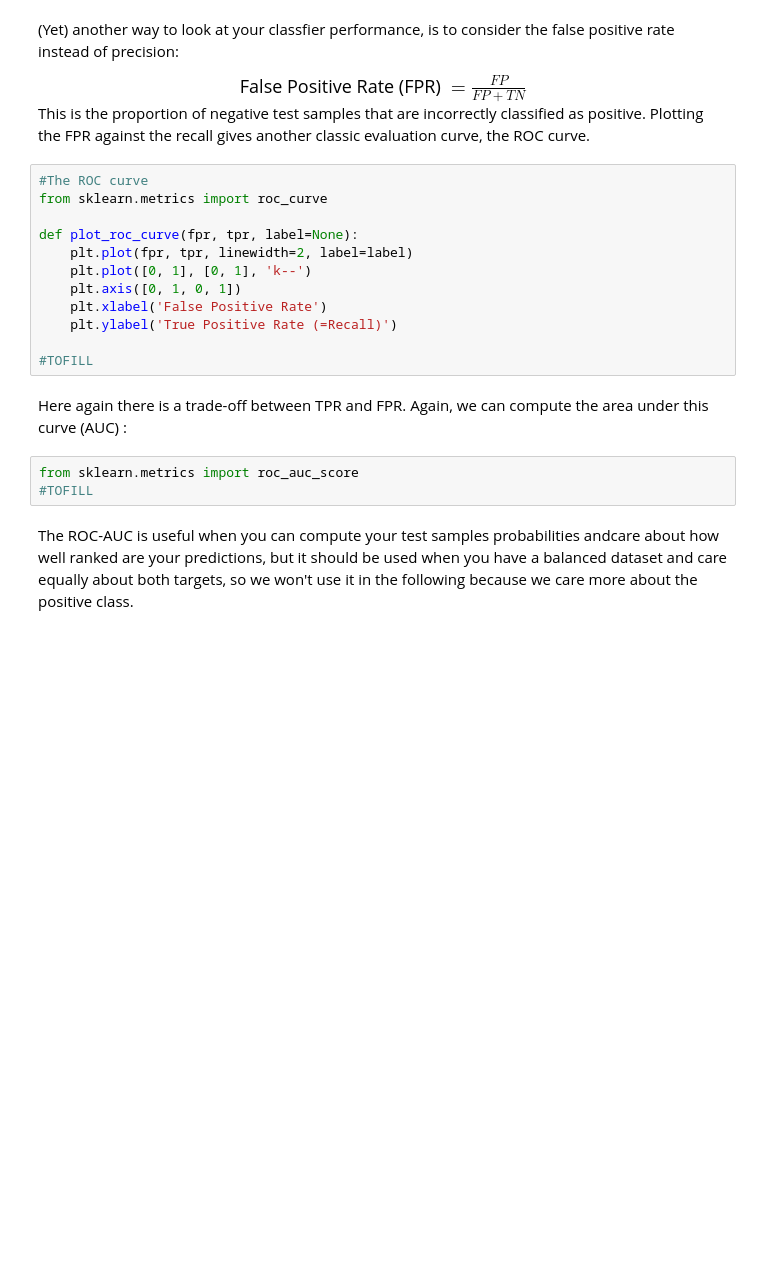
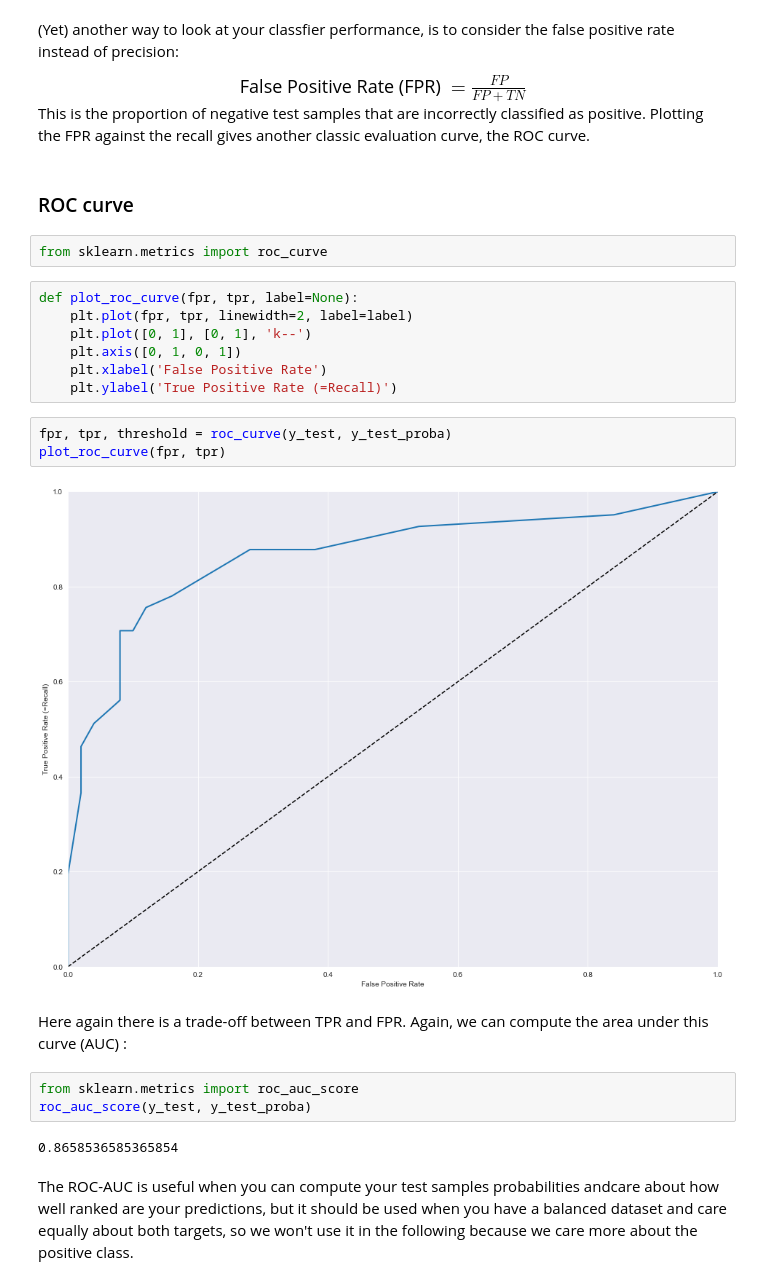
Before and after one commit to ManuLabricole/CDN-MachineLearning, a Jupyter notebook: ML2/notebooks/Machine_Learning_2.1_Classification.ipynb, the cells around one changed output. Cells and saved outputs as stored; diff of their text form; blank space fills up the shorter version.

```diff
--- a/ML2/notebooks/Machine_Learning_2.1_Classification.ipynb
+++ b/ML2/notebooks/Machine_Learning_2.1_Classification.ipynb
@@ -668,23 +718,29 @@ False Positive Rate (FPR) $= \frac{FP}{FP + TN}$
 </div>
 
 This is the proportion of negative test samples that are incorrectly classified as positive. Plotting the FPR against the recall gives another classic evaluation curve, the ROC curve.
+# %% [markdown]
+### ROC curve
+# %%
+from sklearn.metrics import roc_curve
 # %%
-#The ROC curve
-from sklearn.metrics import roc_curve
-
 def plot_roc_curve(fpr, tpr, label=None):
     plt.plot(fpr, tpr, linewidth=2, label=label)
     plt.plot([0, 1], [0, 1], 'k--')
     plt.axis([0, 1, 0, 1])
     plt.xlabel('False Positive Rate')
     plt.ylabel('True Positive Rate (=Recall)')
-
-#TOFILL
+# %%
+fpr, tpr, threshold = roc_curve(y_test, y_test_proba)
+plot_roc_curve(fpr, tpr)
+# %% [output]
+[figure, added]
 # %% [markdown]
 Here again there is a trade-off between TPR and FPR. Again, we can compute the area under this curve (AUC) :
 # %%
 from sklearn.metrics import roc_auc_score
-#TOFILL
+roc_auc_score(y_test, y_test_proba)
+# %% [output]
+0.8658536585365854
 # %% [markdown]
 The ROC-AUC is useful when you can compute your test samples probabilities andcare about how well ranked are your predictions, but it should be used when you have a balanced dataset and care equally about both targets, so we won't use it in the following because we care more about the positive class.
 # %% [markdown]
```
Also changed, not shown: parts of 18 cells of this notebook, 1 other file.
